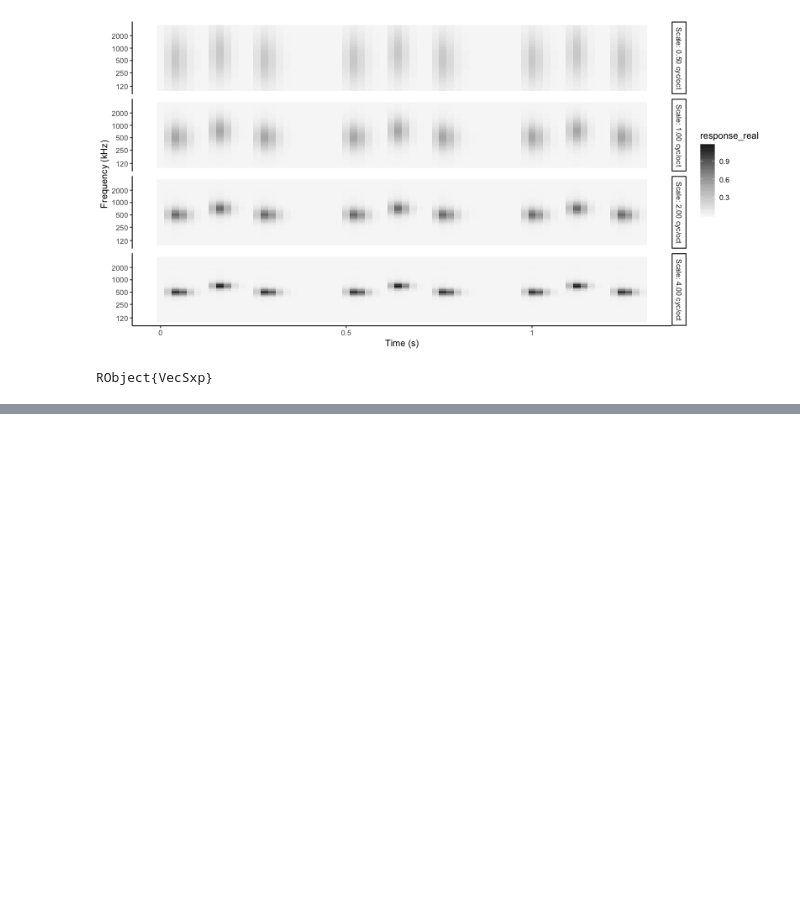
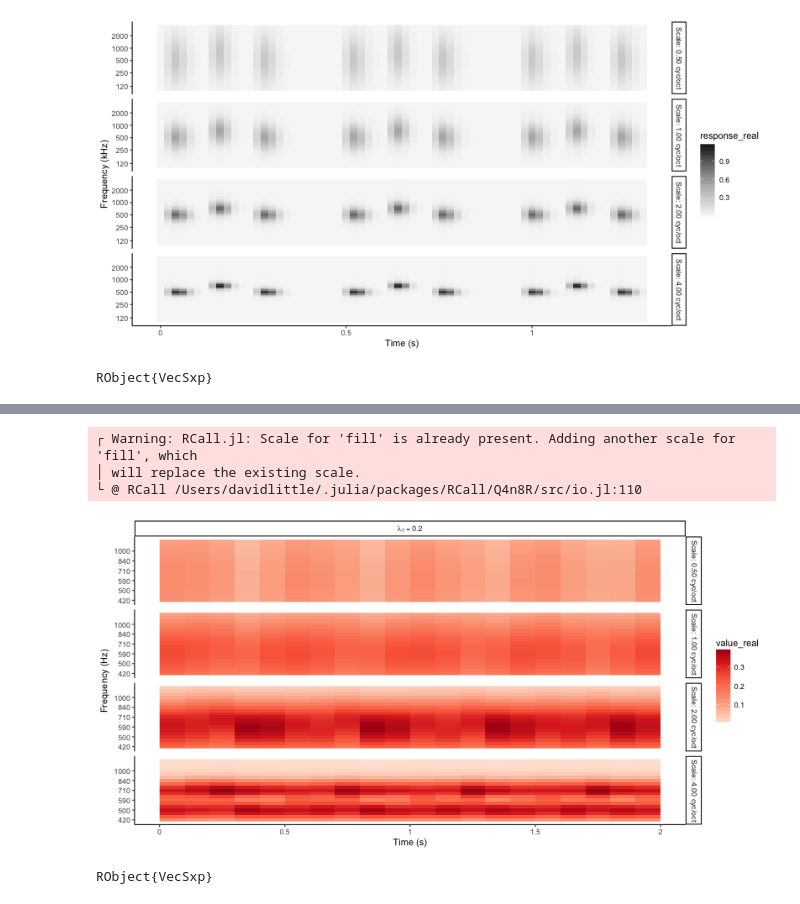
Before and after one commit to haberdashPI/bistable, a Jupyter notebook: notebooks/Figure 2.ipynb, the cells around one changed output, grey strips where cells are left out. Drawn from its saved outputs; the diff is of its cells as text; code cells hidden in the pictures; blank space fills up the shorter version.

```diff
--- a/notebooks/Figure 2.ipynb
+++ b/notebooks/Figure 2.ipynb
@@ -93,0 +134,21 @@ SVG(127.0mm, 50.8mm, IOBuffer(data=UInt8[...], readable=true, writable=true, see
+# %%
+tracks2 = run1.sources.tracks[2];
+
+# to "find" the dominant source at each frame, we can just sum the frames for this source
+# because of what rplot(tracks2) looks like (e.g. the dominant source alternates with an empty
+# secondary source t random between the two source models)
+vals .= tracks2[:,:,1:1,:] .+ tracks2[:,:,2:2,:]
+pl = rplot(vals[:,:,1:1,slice])
+pl = R"""
+pl = $pl + scale_fill_distiller(palette="Reds",direction=1) +
+    theme_classic() + scale_x_continuous(labels=c(0,0.5,1.0,1.5,2.0),breaks=$(ustrip(minimum(slice))) + c(0,0.5,1,1.5,2.0))
+ggsave($(joinpath(plotdir,"fig2c_3.pdf")),width=4,height=3)
+pl
+"""
+pl
+# %% [output]
+┌ Warning: RCall.jl: Scale for 'fill' is already present. Adding another scale for 'fill', which
+│ will replace the existing scale.
+└ @ RCall /Users/davidlittle/.julia/packages/RCall/Q4n8R/src/io.jl:110
+[figure, added]
+RObject{VecSxp}
```
Also changed, not shown: parts of 14 cells of this notebook, 29 other files.
